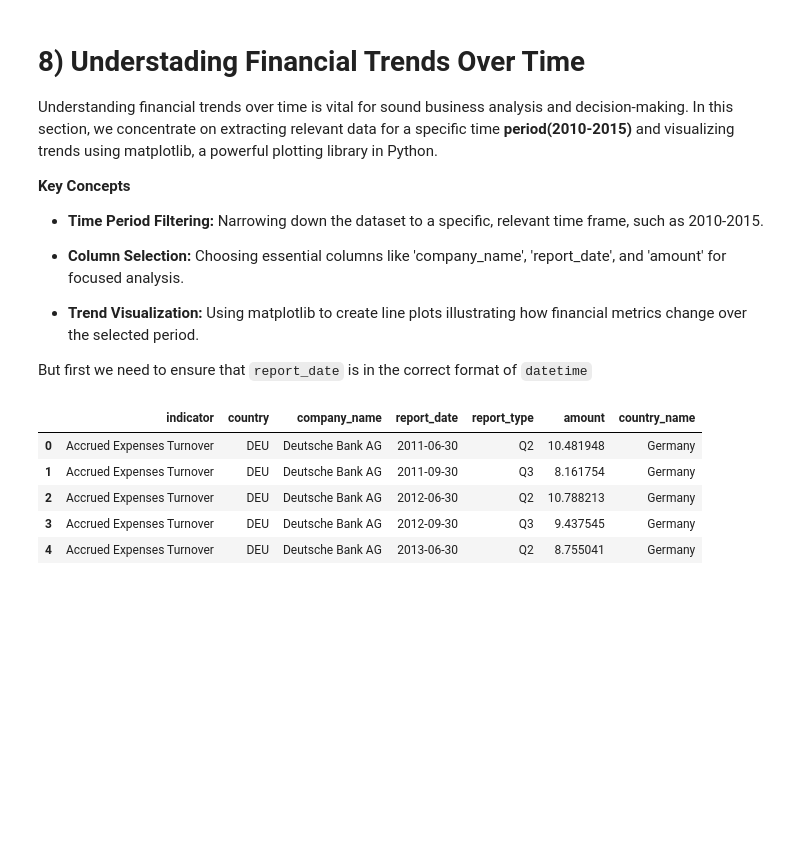
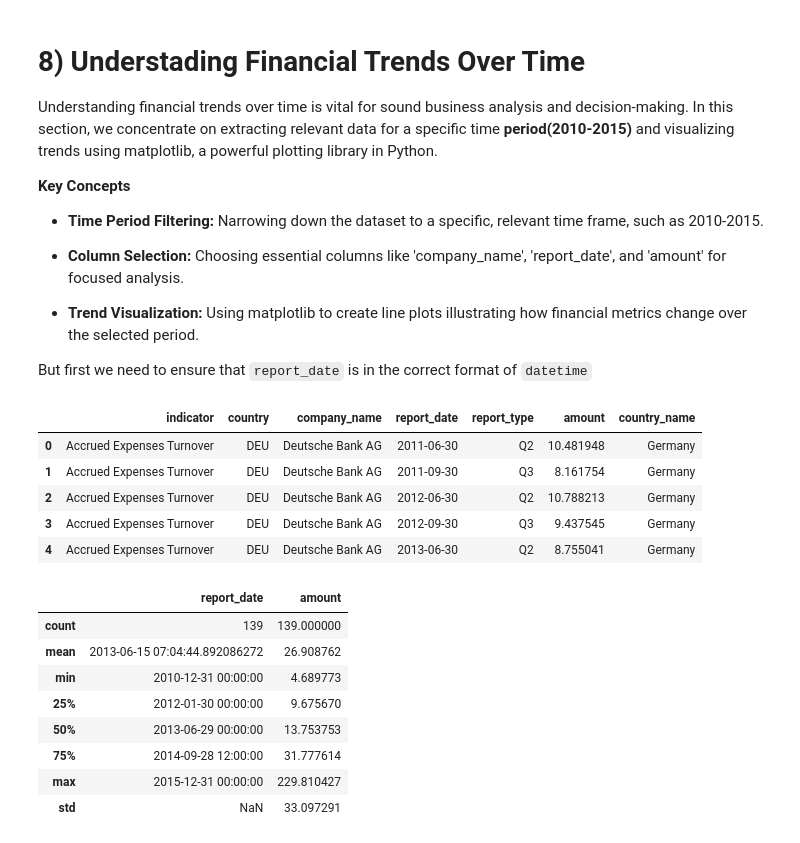
Before and after one commit to TomazFilgueira/Dq_Datascientist, a Jupyter notebook: 6 - APIs and Web Scraping/6_Guided_Project_API_with_Pandas.ipynb, the cells around one changed output. Drawn from its saved outputs; the diff is of its cells as text; code cells hidden in the pictures; blank space fills up the shorter version.

```diff
--- a/6 - APIs and Web Scraping/6_Guided_Project_API_with_Pandas.ipynb
+++ b/6 - APIs and Web Scraping/6_Guided_Project_API_with_Pandas.ipynb
@@ -466,6 +466,18 @@ updated_df.head()
 | 2 | Accrued Expenses Turnover | DEU | Deutsche Bank AG | 2012-06-30 | Q2 | 10.788213 | Germany |
 | 3 | Accrued Expenses Turnover | DEU | Deutsche Bank AG | 2012-09-30 | Q3 | 9.437545 | Germany |
 | 4 | Accrued Expenses Turnover | DEU | Deutsche Bank AG | 2013-06-30 | Q2 | 8.755041 | Germany |
+# %%
+relevant_data.describe()
+# %% [output]
+|  | report_date | amount |
+| count | 139 | 139.000000 |
+| mean | 2013-06-15 07:04:44.892086272 | 26.908762 |
+| min | 2010-12-31 00:00:00 | 4.689773 |
+| 25% | 2012-01-30 00:00:00 | 9.675670 |
+| 50% | 2013-06-29 00:00:00 | 13.753753 |
+| 75% | 2014-09-28 12:00:00 | 31.777614 |
+| max | 2015-12-31 00:00:00 | 229.810427 |
+| std | NaN | 33.097291 |
 # %%
 #select only relevant columns for trend over time analysis
 relevant_data = updated_df[['company_name','country','report_date','amount']]
```
Also changed, not shown: parts of 3 cells of this notebook.
